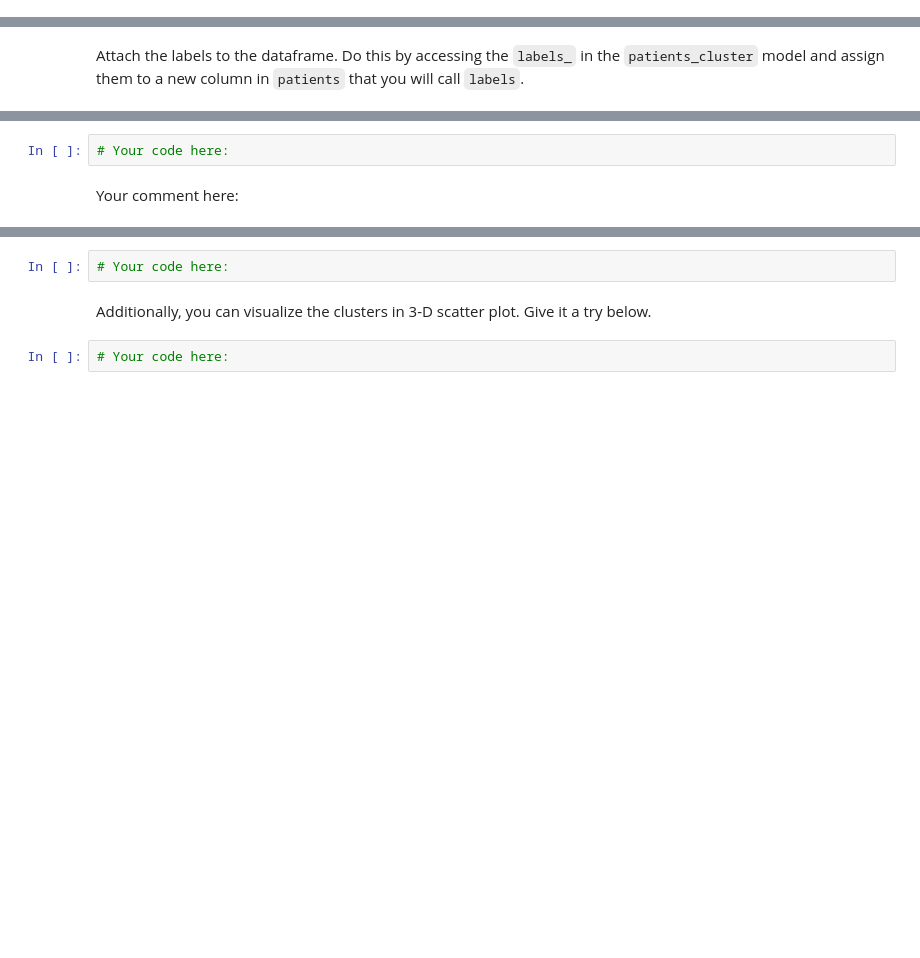
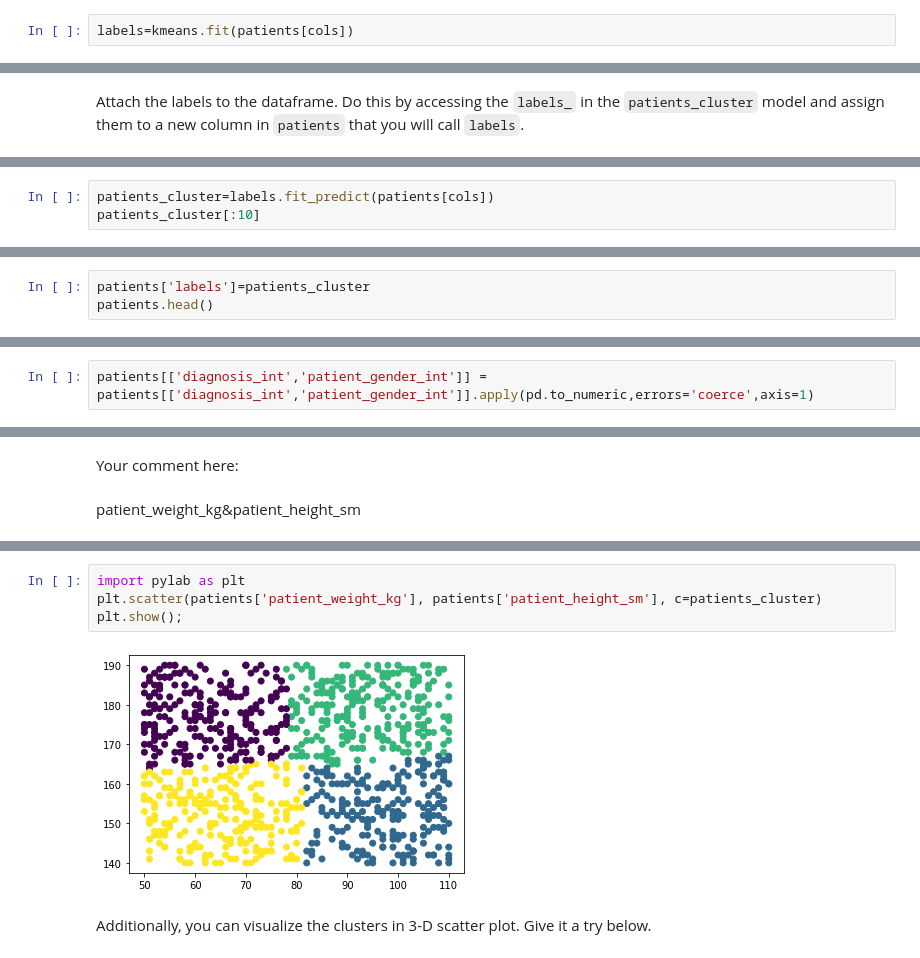
Before and after one commit to Ironhack-Data-Madrid-Enero-2022/lab-sklearn-and-unsupervised-learning, a Jupyter notebook: your-code/main.ipynb, the cells around one changed output, grey strips where cells are left out. Cells and saved outputs as stored; diff of their text form; blank space fills up the shorter version.

```diff
--- a/your-code/main.ipynb
+++ b/your-code/main.ipynb
@@ -181,0 +498,2 @@ We start by initializing and fitting a model in the cell below. Call this model
+# %%
+labels=kmeans.fit(patients[cols])
@@ -185,0 +506,3 @@ Attach the labels to the dataframe. Do this by accessing the `labels_` in the `p
+# %%
+patients_cluster=labels.fit_predict(patients[cols])
+patients_cluster[:10]
@@ -185,0 +511,3 @@ Attach the labels to the dataframe. Do this by accessing the `labels_` in the `p
+# %%
+patients['labels']=patients_cluster
+patients.head()
@@ -185,0 +540,2 @@ Attach the labels to the dataframe. Do this by accessing the `labels_` in the `p
+# %%
+patients[['diagnosis_int','patient_gender_int']] = patients[['diagnosis_int','patient_gender_int']].apply(pd.to_numeric,errors='coerce',axis=1)
@@ -189,10 +554,10 @@ Now using a `groupby`, find the mean of every variable in `patients` and group b
 ![groupby mean](../groupby-mean.png)
 
 Additionally, add a comment to describe which columns have the largest difference between clusters.
-# %%
-# Your code here:
 # %% [markdown]
 Your comment here:
+# %% [markdown]
+patient_weight_kg&patient_height_sm
 # %% [markdown]
 # Bonus Challenge: Visualize K-Means Clusters
 
@@ -201,9 +566,11 @@ How did k-means cluster the data? You can obtain an intuitive view with a scatte
 If the scatter plot does not make any sense to you, it means the features you chose to visualize are not the right ones. You should be able to see 4 clear clusters with different colors in your visualization that suggests how k-means had clustered your data.
 
 ![Cluster Visualization](../clusters.png)
-# %%
-# Your code here:
+# %%
+import pylab as plt
+plt.scatter(patients['patient_weight_kg'], patients['patient_height_sm'], c=patients_cluster)
+plt.show();
+# %% [output]
+[figure, added]
 # %% [markdown]
 Additionally, you can visualize the clusters in 3-D scatter plot. Give it a try below.
-# %%
-# Your code here:
```
Also changed, not shown: parts of 88 cells of this notebook.
